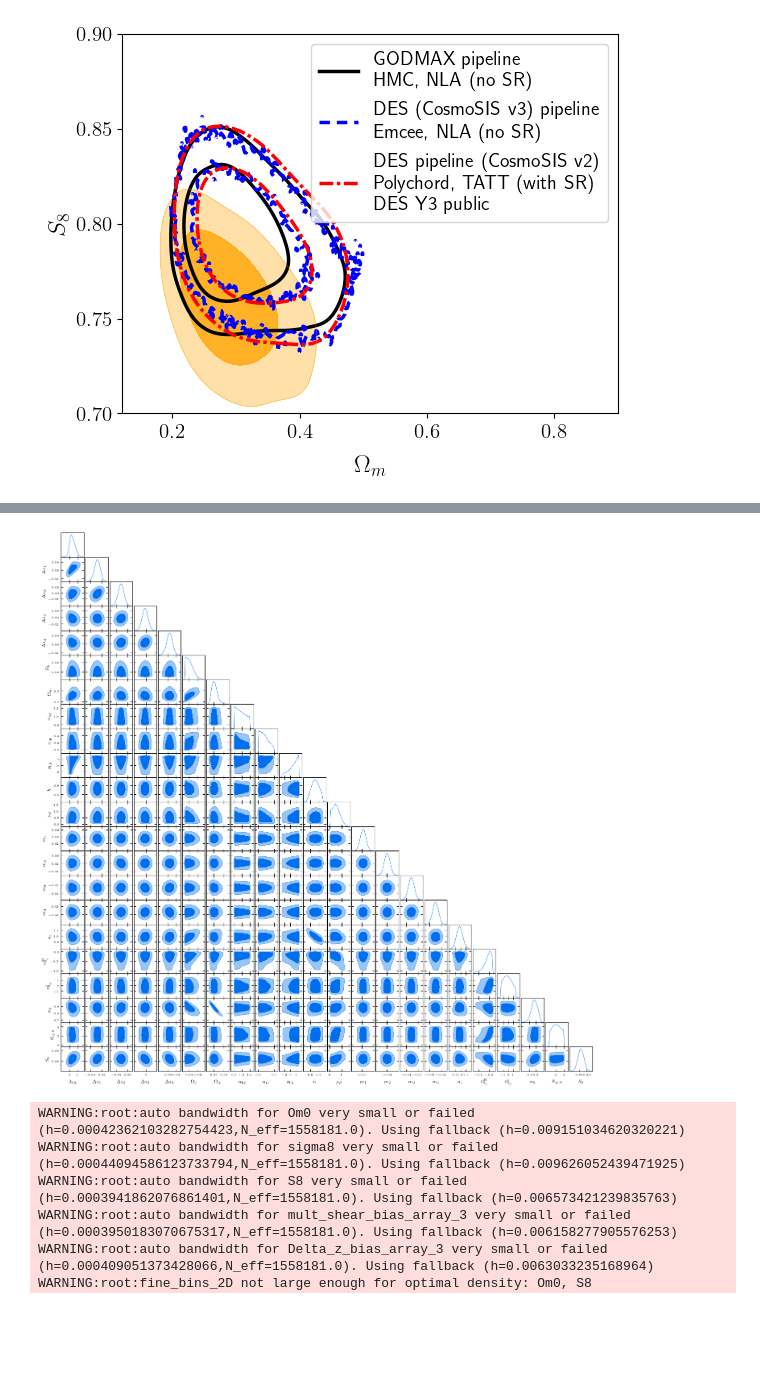
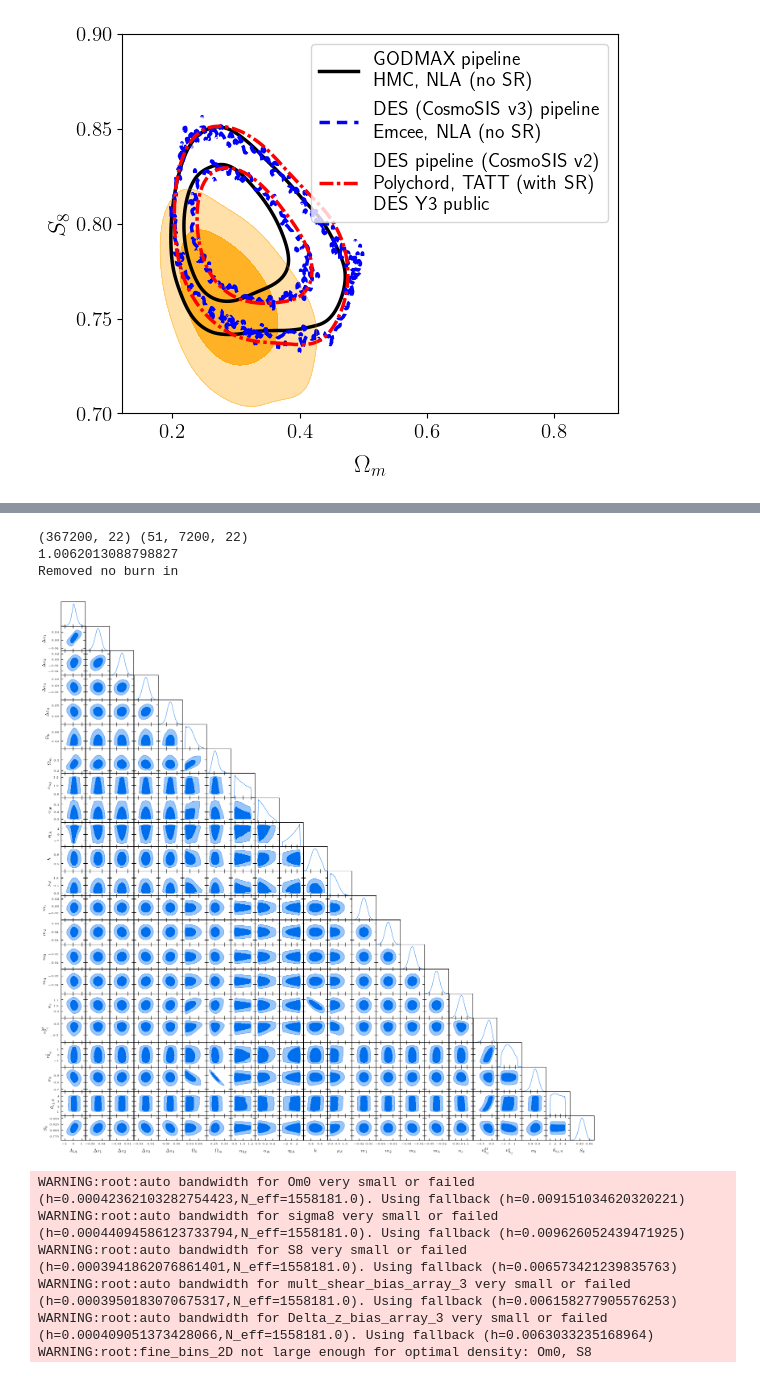
Before and after one commit to shivampcosmo/GODMAX, a Jupyter notebook: notebooks/ACTxDES/contours_plot.ipynb, the cells around one changed output, grey strips where cells are left out. Saved outputs shown, nothing was run; the diff lists cells and outputs as text; code cells hidden in the pictures; blank space fills up the shorter version.

```diff
--- a/notebooks/ACTxDES/contours_plot.ipynb
+++ b/notebooks/ACTxDES/contours_plot.ipynb
@@ -576,0 +819,39 @@ pl.show()
+# %%
+ldir = '/projects/bdne/spandey3/new_godmax/GODMAX/results/DESxACT/chains_Feb/'
+# samps_xipm_y3sc_hf = get_MCsamps(ldir + 'mcmc_codecomp_v10fixbaryon_probe_xip_xim_modelmatter_halofit_deproj_cib_1p7_dBeta_samples_4000_warmup_4000_num_chains_64_treedepth_5_gtysc_True_Y3xipmsc_True.pkl',nchains = 32, ind_frac_rm=0.1)
+# samps_xipm_y3sc_hf = get_MCsamps(ldir + 'mcmc_codecomp_v10fixbaryon_probe_xip_xim_modelmatter_halofit_deproj_cib_1p7_dBeta_samples_8000_warmup_8000_num_chains_64_treedepth_4_gtysc_True_Y3xipmsc_True.pkl', param_acorr='Om0', acorr_min=0.01, acorr_max = 0.025,nchains = 64, ind_frac_rm=0.6)
+samps_xipm_y3sc_hf = get_MCsamps(ldir + 'mcmc_codecomp_v11fixbaryon_probe_xip_xim_modelmatter_halofit_deproj_cib_1p7_dBeta_samples_8000_warmup_8000_num_chains_64_treedepth_4_gtysc_True_Y3xipmsc_True.pkl', param_acorr='Om0', acorr_min=0.01, acorr_max = 0.025,nchains = 64, ind_frac_rm=0.6)
+# samps_xipm_y3sc_hf2 = get_MCsamps(ldir + 'mcmc_codecomp_v10fixbaryon_probe_xip_xim_modelmatter_halofit_deproj_cib_1p7_dBeta_samples_4000_warmup_4000_num_chains_64_treedepth_5_gtysc_True_Y3xipmsc_True.pkl',nchains = 64, ind_frac_rm=0.1)
+
+g = plots.getSinglePlotter(width_inch=6, ratio=0.8)
+# g.settings.auto_ticks = True
+g.settings.axes_fontsize   = 15
+g.settings.lab_fontsize    = 18
+g.settings.legend_fontsize = 18
+g.settings.axis_marker_lw = 1.5
+g.settings.num_plot_contours = 2
+
+line_args = [{'lw':2.5,'color':'black'},{'lw':2.5,'color':'blue', 'ls':'--'},{'lw':2.5,'color':'red'},{'lw':0.1,'color':'orange'},{'lw':0.1,'color':'green'}]
+
+contour_args = {'filled': True, 'alpha': 0.7}
+
+# g.plot_2d([samps_xipm_y3sc_hf, samples_y3kp_codecomp_pc], 'Om0', 'S8', line_args=line_args,
+#             contour_lws=[1.5], filled = [False, False,False, True, True], contour_colors = ['black','blue','red','orange','green'],
+#             ls=['-','--','-.','',''] ,
+#             lims=[0.12, 0.9, 0.7, 0.9])
+
+g.triangle_plot([samps_xipm_y3sc_hf, samples_y3kp_codecomp_pc], [ 'Om0', 'S8'], filled=True)
+# g.triangle_plot([samps_xipm_y3sc_hf, samps_xipm_y3sc_hf2], [ 'Om0', 'S8'], filled=True)
+# g.triangle_plot([samps_xipm_y3sc_hf, samples_y3kp_codecomp_pc], [ 'mult_shear_bias_array_0', 'mult_shear_bias_array_1'], filled=True)
+# g.triangle_plot([samps_xipm_y3sc_hf, samples_y3kp_codecomp_pc], [ 'mult_shear_bias_array_0', 'mult_shear_bias_array_1'], filled=True)
+
+g.add_x_marker(0.3, ls='--', lw=1.5, color='black')
+g.add_y_marker(0.8, ls='--', lw=1.5, color='black')
+# g.add_legend([r'shear + shear$\times$tSZ',r'shear$\times$tSZ-only', r'shear-only',  r'Y3KP, shear-only'], legend_loc='upper right', fontsize=14)
+# g.add_legend([r'shear-2pt + shear$\times$tSZ',r'shear-2pt TATT+SR' + '\n' + 'DES scale cuts',r'shear-2pt NLA' + '\n' + 'DES scale cuts',  r'Planck-2018'], legend_loc='upper right', fontsize=14)
+g.add_legend(['GODMAX pipeline' + '\n' + 'HMC, NLA (no SR)', 'DES (CosmoSIS v3) pipeline' + '\n' + 'Emcee, NLA (no SR)', 'DES pipeline (CosmoSIS v2)' + '\n' + 'Polychord, TATT (with SR)' + '\n' + 'DES Y3 public'], frameon=False, legend_loc='upper right', fontsize=14)
+save_plot_dir = '/projects/bdne/spandey3/new_godmax/GODMAX/results/DESxACT/plots/'
+# g.export(save_plot_dir  + 'contour_Om0_S8_codecomp.pdf')
+import matplotlib
+%matplotlib inline
+pl.show()
@@ -577,17 +902,24 @@ pl.show()
 # %%
 # params = ['Om0', 'theta_ej_0', 'nu_theta_ej_M',  'nu_theta_ej_z',  'mu_beta','A_IA', 'eta_IA', 'sigma8', 'alpha_ky', 'S8']
 # params = ['Om0','A_IA', 'eta_IA', 'sigma8',  'S8', 'h', 'ns', 'Ob0','mult_shear_bias_array_3',  'Delta_z_bias_array_3']
+
+samps_all = get_MCsamps(ldir + 'mcmc_v10_widemuej_nzfix_probe_all_modelmatter_DMB_deproj_cib_1p7_dBeta_samples_8000_warmup_8000_num_chains_64_treedepth_4_gtysc_True_Y3xipmsc_False.pkl')
+
 params = samps_all.getParamNames().getRunningNames()
 g = plots.get_subplot_plotter(width_inch=14)
 g.triangle_plot([samps_all], params, filled=True)
 # g.triangle_plot([samps_xipm_y3sc_dmb], params, filled=True)
 save_plot_dir = '/projects/bdne/spandey3/new_godmax/GODMAX/results/DESxACT/plots/'
-g.export(save_plot_dir  + 'all_params_all_probes_fiducial.pdf')
+# g.export(save_plot_dir  + 'all_params_all_probes_fiducial_v2.pdf')
+g.export(save_plot_dir  + 'all_params_all_probes_fiducial_v2_widemuej.pdf')
 import matplotlib
 %matplotlib inline
 pl.show()
 # %% [output]
+(367200, 22) (51, 7200, 22)
+1.0062013088798827
+Removed no burn in
-[figure, old version]
+[figure, new version]
 # %%
 # params = ['Om0', 'theta_ej_0', 'nu_theta_ej_M',  'nu_theta_ej_z',  'mu_beta','A_IA', 'eta_IA', 'sigma8', 'alpha_ky', 'S8']
 # params = ['Om0','A_IA', 'eta_IA', 'sigma8',  'S8', 'h', 'ns', 'Ob0','mult_shear_bias_array_3',  'Delta_z_bias_array_3']
```
Also changed, not shown: parts of 14 cells of this notebook, 34 other files.
